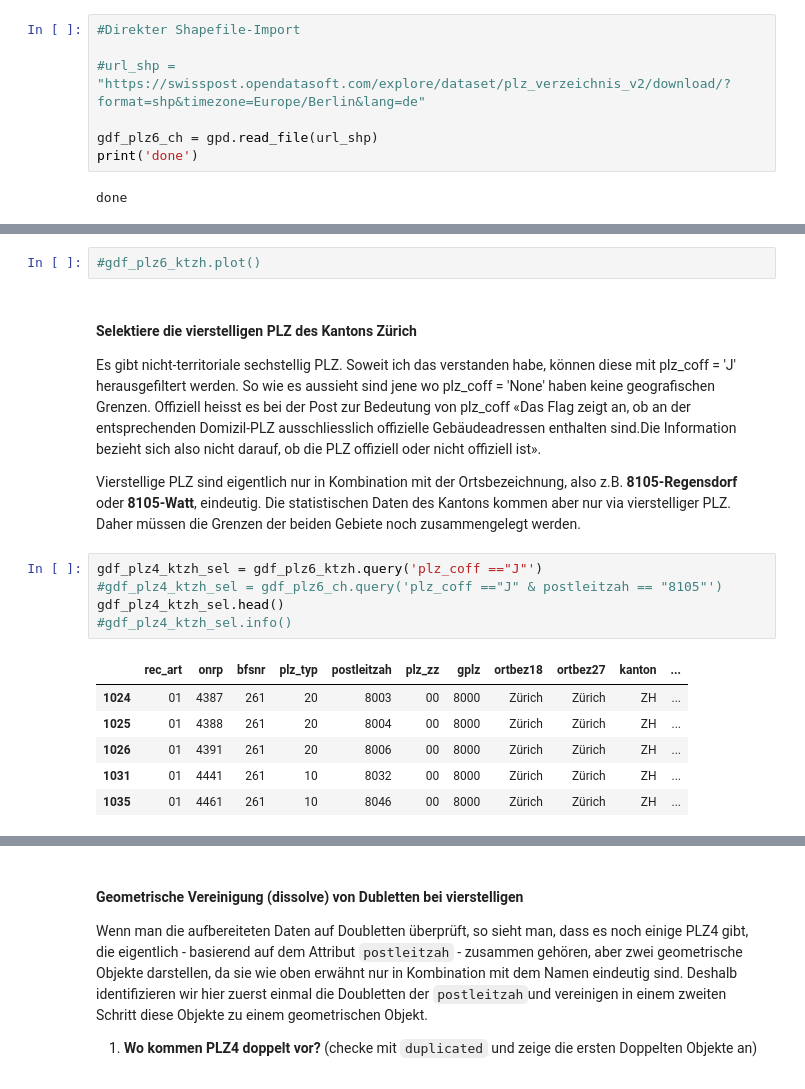
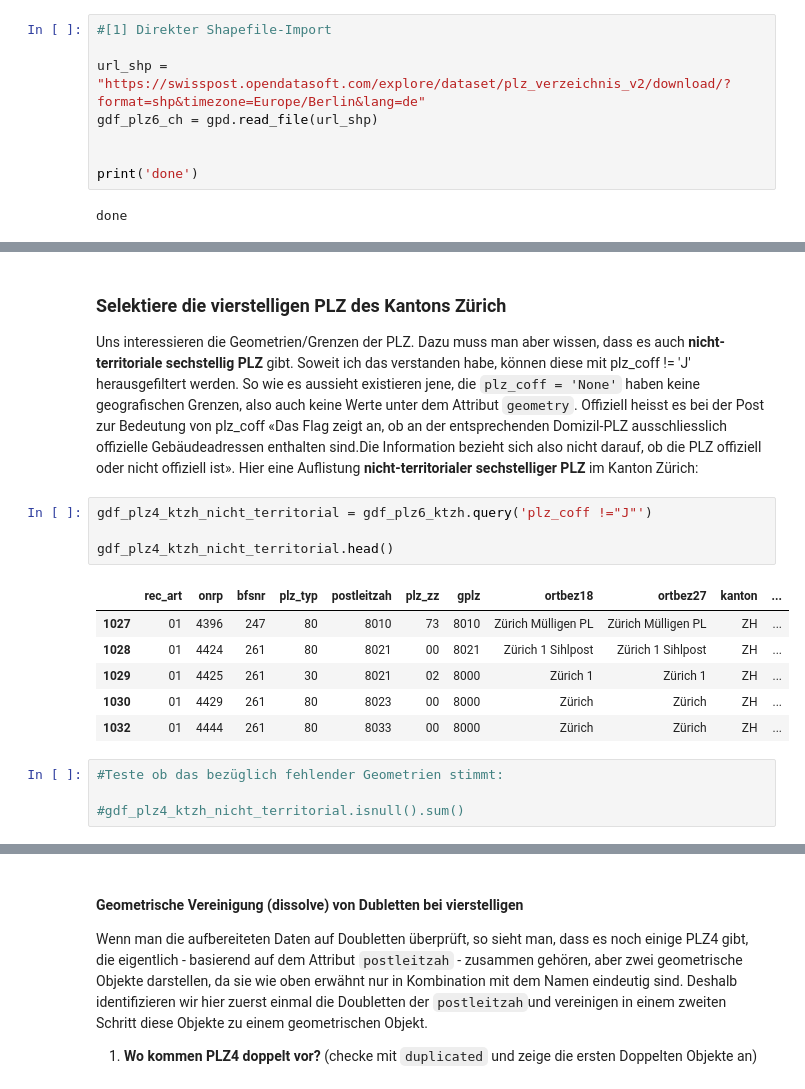
Before and after one commit to mirodietiker/myPy, a Jupyter notebook: covid_impfquote_plz/covid19_impfquote_ktzh.ipynb, the cells around one changed output, grey strips where cells are left out. Cells and saved outputs as stored; diff of their text form.

```diff
--- a/covid_impfquote_plz/covid19_impfquote_ktzh.ipynb
+++ b/covid_impfquote_plz/covid19_impfquote_ktzh.ipynb
@@ -88,9 +88,10 @@ Zum ersten Bezug können die Daten als Shapefile herunter geladen werden. Für w
 # %%
-#Direkter Shapefile-Import
+#[1] Direkter Shapefile-Import
 
-#url_shp = "https://swisspost.opendatasoft.com/explore/dataset/plz_verzeichnis_v2/download/?format=shp&timezone=Europe/Berlin&lang=de"
+url_shp = "https://swisspost.opendatasoft.com/explore/dataset/plz_verzeichnis_v2/download/?format=shp&timezone=Europe/Berlin&lang=de"
+gdf_plz6_ch = gpd.read_file(url_shp)
 
-gdf_plz6_ch = gpd.read_file(url_shp)
+
 print('done')
 # %% [output]
 done
@@ -131,19 +117,18 @@ memory usage: 66.4+ KB
-# %%
-#gdf_plz6_ktzh.plot()
 # %% [markdown]
-#### Selektiere die vierstelligen PLZ des Kantons Zürich ####
-Es gibt nicht-territoriale sechstellig PLZ. Soweit ich das verstanden habe, können diese mit plz_coff = 'J' herausgefiltert werden. So wie es aussieht sind jene wo plz_coff = 'None' haben keine geografischen Grenzen. Offiziell heisst es bei der Post zur Bedeutung von plz_coff «Das Flag zeigt an, ob an der entsprechenden Domizil-PLZ ausschliesslich offizielle Gebäudeadressen enthalten sind.Die Information bezieht sich also nicht darauf, ob die PLZ offiziell oder nicht offiziell ist».
-
-Vierstellige PLZ sind eigentlich nur in Kombination mit der Ortsbezeichnung, also z.B. **8105-Regensdorf** oder **8105-Watt**, eindeutig. Die statistischen Daten des Kantons kommen aber nur via vierstelliger PLZ. Daher müssen die Grenzen der beiden Gebiete noch zusammengelegt werden.
+### Selektiere die vierstelligen PLZ des Kantons Zürich ####
+Uns interessieren die Geometrien/Grenzen der PLZ. Dazu muss man aber wissen, dass es auch **nicht-territoriale sechstellig PLZ** gibt. Soweit ich das verstanden habe, können diese mit plz_coff != 'J' herausgefiltert werden. So wie es aussieht existieren jene, die `plz_coff = 'None'` haben keine geografischen Grenzen, also auch keine Werte unter dem Attribut `geometry`. Offiziell heisst es bei der Post zur Bedeutung von plz_coff «Das Flag zeigt an, ob an der entsprechenden Domizil-PLZ ausschliesslich offizielle Gebäudeadressen enthalten sind.Die Information bezieht sich also nicht darauf, ob die PLZ offiziell oder nicht offiziell ist». Hier eine Auflistung **nicht-territorialer sechstelliger PLZ** im Kanton Zürich:
 # %%
-gdf_plz4_ktzh_sel = gdf_plz6_ktzh.query('plz_coff =="J"')
-#gdf_plz4_ktzh_sel = gdf_plz6_ch.query('plz_coff =="J" & postleitzah == "8105"')
-gdf_plz4_ktzh_sel.head()
-#gdf_plz4_ktzh_sel.info()
+gdf_plz4_ktzh_nicht_territorial = gdf_plz6_ktzh.query('plz_coff !="J"')
+
+gdf_plz4_ktzh_nicht_territorial.head()
 # %% [output]
 |  | rec_art | onrp | bfsnr | plz_typ | postleitzah | plz_zz | gplz | ortbez18 | ortbez27 | kanton | ... |
-| 1024 | 01 | 4387 | 261 | 20 | 8003 | 00 | 8000 | Zürich | Zürich | ZH | ... |
-| 1025 | 01 | 4388 | 261 | 20 | 8004 | 00 | 8000 | Zürich | Zürich | ZH | ... |
-| 1026 | 01 | 4391 | 261 | 20 | 8006 | 00 | 8000 | Zürich | Zürich | ZH | ... |
-| 1031 | 01 | 4441 | 261 | 10 | 8032 | 00 | 8000 | Zürich | Zürich | ZH | ... |
-| 1035 | 01 | 4461 | 261 | 10 | 8046 | 00 | 8000 | Zürich | Zürich | ZH | ... |
+| 1027 | 01 | 4396 | 247 | 80 | 8010 | 73 | 8010 | Zürich Mülligen PL | Zürich Mülligen PL | ZH | ... |
+| 1028 | 01 | 4424 | 261 | 80 | 8021 | 00 | 8021 | Zürich 1 Sihlpost | Zürich 1 Sihlpost | ZH | ... |
+| 1029 | 01 | 4425 | 261 | 30 | 8021 | 02 | 8000 | Zürich 1 | Zürich 1 | ZH | ... |
+| 1030 | 01 | 4429 | 261 | 80 | 8023 | 00 | 8000 | Zürich | Zürich | ZH | ... |
+| 1032 | 01 | 4444 | 261 | 80 | 8033 | 00 | 8000 | Zürich | Zürich | ZH | ... |
+# %%
+#Teste ob das bezüglich fehlender Geometrien stimmt:
+
+#gdf_plz4_ktzh_nicht_territorial.isnull().sum()
```
Also changed, not shown: parts of 23 cells of this notebook, 1 other file.
